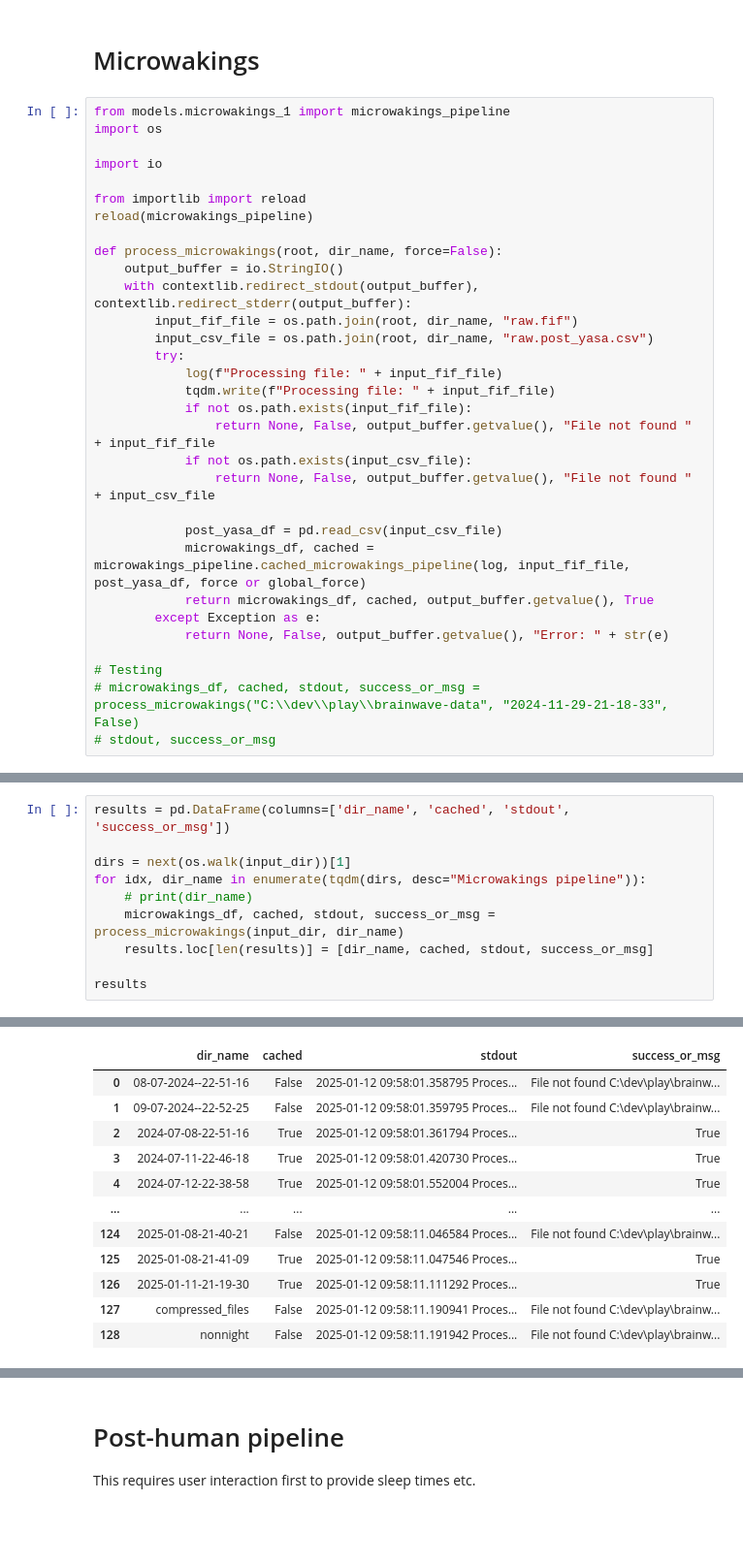
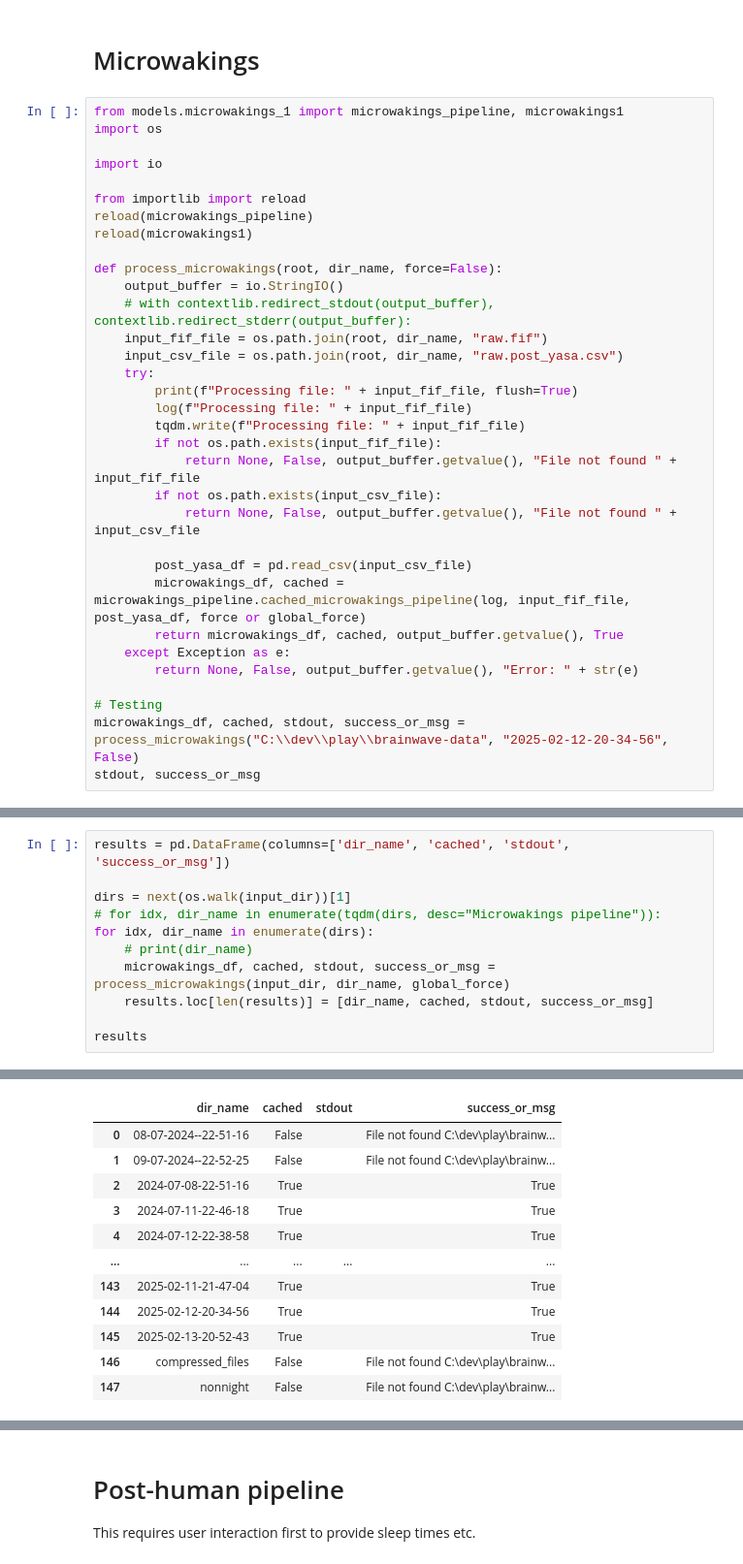
Before and after one commit to programmatix/Brainwave-Processor, a Jupyter notebook: YasaPipelineTestMultipleFiles.ipynb, the cells around one changed output, grey strips where cells are left out. Shown: that part at 97% size. Cells and saved outputs as stored; diff of their text form; blank space fills up the shorter version.

```diff
--- a/YasaPipelineTestMultipleFiles.ipynb
+++ b/YasaPipelineTestMultipleFiles.ipynb
@@ -558,33 +483,35 @@ And yes, for new features have to rerun the pipeline on everything, then generat
 # %% [markdown]
 # Microwakings
 # %%
-from models.microwakings_1 import microwakings_pipeline
+from models.microwakings_1 import microwakings_pipeline, microwakings1
 import os
 
 import io
 
 from importlib import reload
 reload(microwakings_pipeline)
+reload(microwakings1)
 
 def process_microwakings(root, dir_name, force=False):
     output_buffer = io.StringIO()
-    with contextlib.redirect_stdout(output_buffer), contextlib.redirect_stderr(output_buffer):
-        input_fif_file = os.path.join(root, dir_name, "raw.fif")
-        input_csv_file = os.path.join(root, dir_name, "raw.post_yasa.csv")
-        try:
-            log(f"Processing file: " + input_fif_file)
-            tqdm.write(f"Processing file: " + input_fif_file)
-            if not os.path.exists(input_fif_file):
-                return None, False, output_buffer.getvalue(), "File not found " + input_fif_file
-            if not os.path.exists(input_csv_file):
-                return None, False, output_buffer.getvalue(), "File not found " + input_csv_file
+    # with contextlib.redirect_stdout(output_buffer), contextlib.redirect_stderr(output_buffer):
+    input_fif_file = os.path.join(root, dir_name, "raw.fif")
+    input_csv_file = os.path.join(root, dir_name, "raw.post_yasa.csv")
+    try:
+        print(f"Processing file: " + input_fif_file, flush=True)
+        log(f"Processing file: " + input_fif_file)
+        tqdm.write(f"Processing file: " + input_fif_file)
+        if not os.path.exists(input_fif_file):
+            return None, False, output_buffer.getvalue(), "File not found " + input_fif_file
+        if not os.path.exists(input_csv_file):
+            return None, False, output_buffer.getvalue(), "File not found " + input_csv_file
 
-            post_yasa_df = pd.read_csv(input_csv_file)
-            microwakings_df, cached = microwakings_pipeline.cached_microwakings_pipeline(log, input_fif_file, post_yasa_df, force or global_force)
-            return microwakings_df, cached, output_buffer.getvalue(), True
-        except Exception as e:
-            return None, False, output_buffer.getvalue(), "Error: " + str(e)
+        post_yasa_df = pd.read_csv(input_csv_file)
+        microwakings_df, cached = microwakings_pipeline.cached_microwakings_pipeline(log, input_fif_file, post_yasa_df, force or global_force)
+        return microwakings_df, cached, output_buffer.getvalue(), True
+    except Exception as e:
+        return None, False, output_buffer.getvalue(), "Error: " + str(e)
 
 # Testing
-# microwakings_df, cached, stdout, success_or_msg = process_microwakings("C:\\dev\\play\\brainwave-data", "2024-11-29-21-18-33", False)
-# stdout, success_or_msg
+microwakings_df, cached, stdout, success_or_msg = process_microwakings("C:\\dev\\play\\brainwave-data", "2025-02-12-20-34-56", False)
+stdout, success_or_msg
@@ -592,9 +525,10 @@ def process_microwakings(root, dir_name, force=False):
 results = pd.DataFrame(columns=['dir_name', 'cached', 'stdout', 'success_or_msg'])
 
 dirs = next(os.walk(input_dir))[1]
-for idx, dir_name in enumerate(tqdm(dirs, desc="Microwakings pipeline")):
+# for idx, dir_name in enumerate(tqdm(dirs, desc="Microwakings pipeline")):
+for idx, dir_name in enumerate(dirs):
     # print(dir_name)
-    microwakings_df, cached, stdout, success_or_msg = process_microwakings(input_dir, dir_name)
+    microwakings_df, cached, stdout, success_or_msg = process_microwakings(input_dir, dir_name, global_force)
     results.loc[len(results)] = [dir_name, cached, stdout, success_or_msg]
 
 results
@@ -602,12 +553,12 @@ results
 |  | dir_name | cached | stdout | success_or_msg |
-| 0 | 08-07-2024--22-51-16 | False | 2025-01-12 09:58:01.358795 Proces... | File not found C:\dev\play\brainw... |
-| 1 | 09-07-2024--22-52-25 | False | 2025-01-12 09:58:01.359795 Proces... | File not found C:\dev\play\brainw... |
-| 2 | 2024-07-08-22-51-16 | True | 2025-01-12 09:58:01.361794 Proces... | True |
-| 3 | 2024-07-11-22-46-18 | True | 2025-01-12 09:58:01.420730 Proces... | True |
-| 4 | 2024-07-12-22-38-58 | True | 2025-01-12 09:58:01.552004 Proces... | True |
+| 0 | 08-07-2024--22-51-16 | False |  | File not found C:\dev\play\brainw... |
+| 1 | 09-07-2024--22-52-25 | False |  | File not found C:\dev\play\brainw... |
+| 2 | 2024-07-08-22-51-16 | True |  | True |
+| 3 | 2024-07-11-22-46-18 | True |  | True |
+| 4 | 2024-07-12-22-38-58 | True |  | True |
 | ... | ... | ... | ... | ... |
-| 124 | 2025-01-08-21-40-21 | False | 2025-01-12 09:58:11.046584 Proces... | File not found C:\dev\play\brainw... |
-| 125 | 2025-01-08-21-41-09 | True | 2025-01-12 09:58:11.047546 Proces... | True |
-| 126 | 2025-01-11-21-19-30 | True | 2025-01-12 09:58:11.111292 Proces... | True |
-| 127 | compressed_files | False | 2025-01-12 09:58:11.190941 Proces... | File not found C:\dev\play\brainw... |
-| 128 | nonnight | False | 2025-01-12 09:58:11.191942 Proces... | File not found C:\dev\play\brainw... |
+| 143 | 2025-02-11-21-47-04 | True |  | True |
+| 144 | 2025-02-12-20-34-56 | True |  | True |
+| 145 | 2025-02-13-20-52-43 | True |  | True |
+| 146 | compressed_files | False |  | File not found C:\dev\play\brainw... |
+| 147 | nonnight | False |  | File not found C:\dev\play\brainw... |
```
Also changed, not shown: parts of 29 cells of this notebook, 11 other files.
